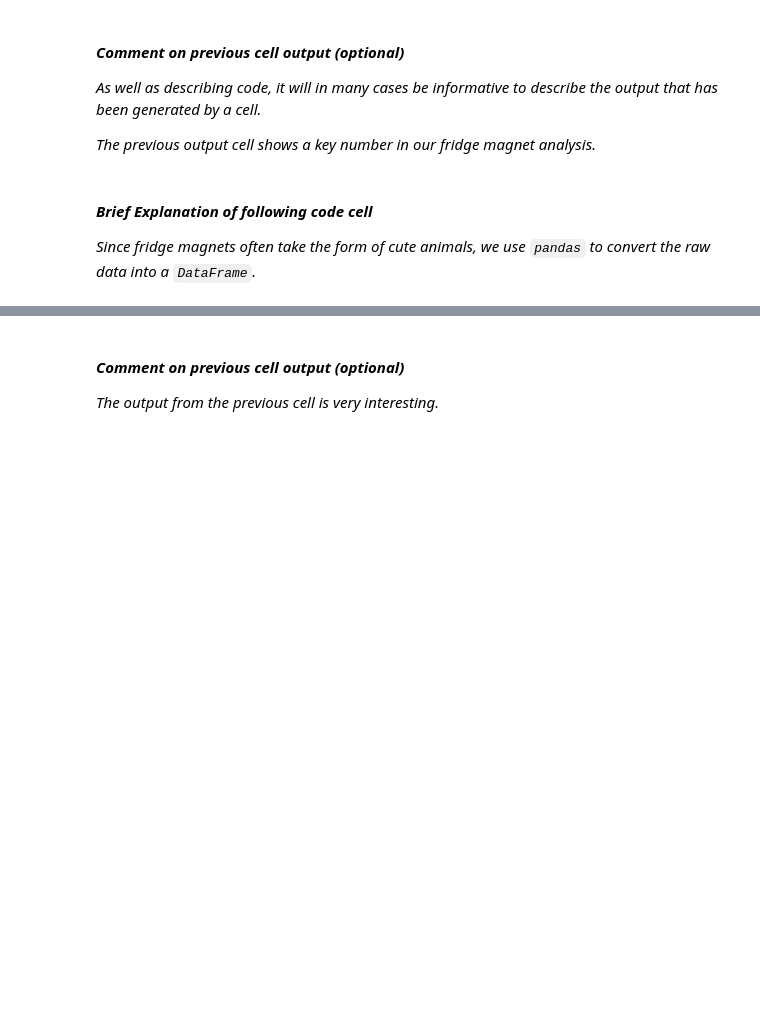
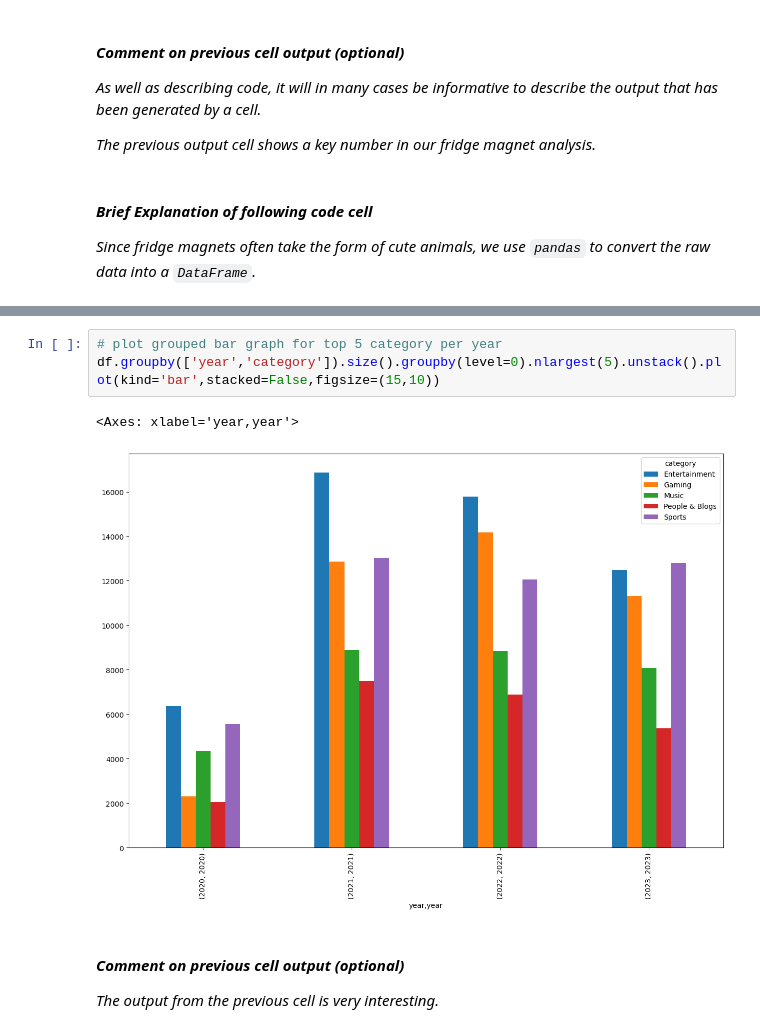
Before and after one commit to assh/DataScienceCoursework3, a Jupyter notebook: A3_Data_Analysis_Project.ipynb, the cells around one changed output, grey strips where cells are left out. Saved outputs shown, nothing was run; the diff lists cells and outputs as text; blank space fills up the shorter version.

```diff
--- a/A3_Data_Analysis_Project.ipynb
+++ b/A3_Data_Analysis_Project.ipynb
@@ -313,3 +318,9 @@ df
+# %%
+# plot grouped bar graph for top 5 category per year
+df.groupby(['year','category']).size().groupby(level=0).nlargest(5).unstack().plot(kind='bar',stacked=False,figsize=(15,10))
+# %% [output]
+<Axes: xlabel='year,year'>
+[figure, added]
 # %% [markdown]
 #### _Comment on previous cell output (optional)_
 _The output from the previous cell is very interesting._
```
Also changed, not shown: parts of 3 cells of this notebook.
